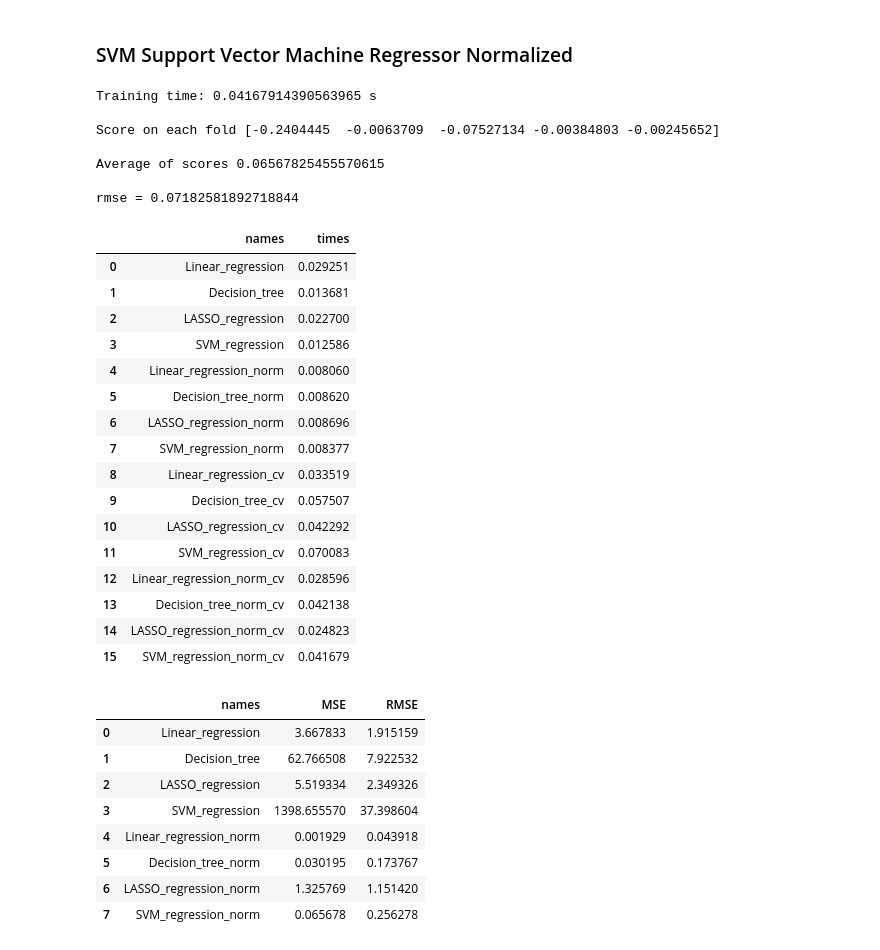
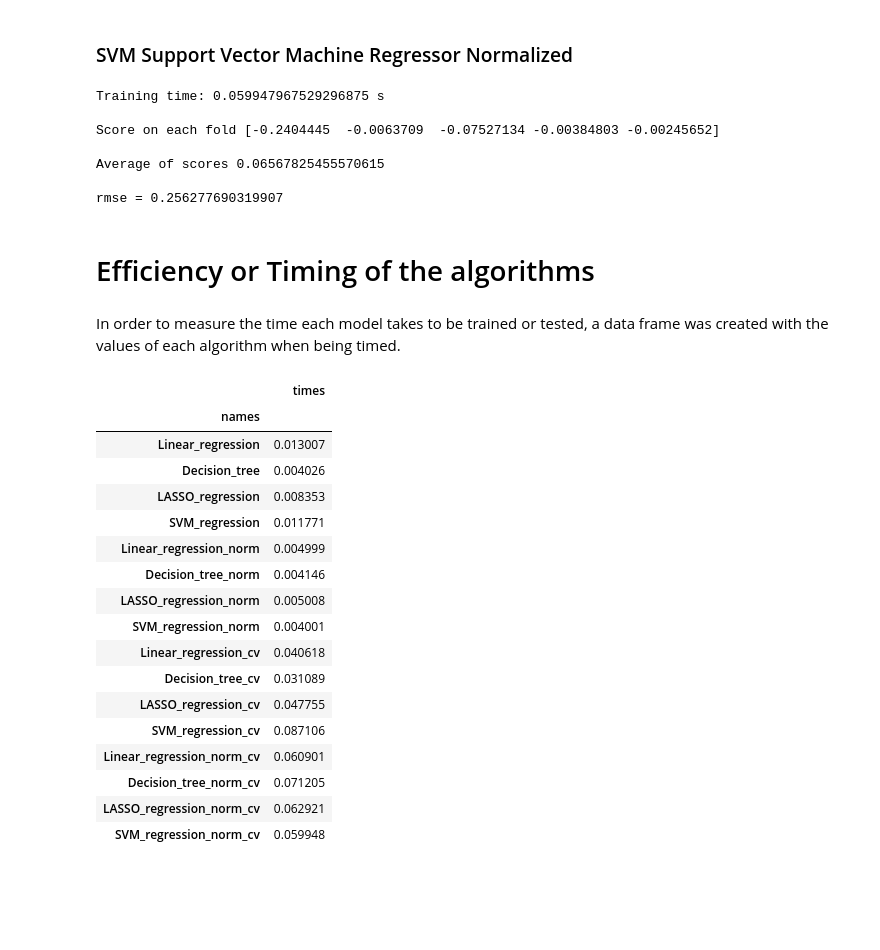
Before and after one commit to montwa/Ryerson, a Jupyter notebook: Coffee Price Regression Analysis.ipynb, the cells around one changed output. Cells and saved outputs as stored; diff of their text form; code cells hidden in the pictures; blank space fills up the shorter version.

```diff
--- a/Coffee Price Regression Analysis.ipynb
+++ b/Coffee Price Regression Analysis.ipynb
@@ -1894,67 +1870,51 @@ print(f'Training time: {svmncv_time} s')
 print(f'\nScore on each fold {scores_svm_norm}')
 print(f'\nAverage of scores {scores_svm_norm.mean()*-1}')
 rmse_norm_svm = np.sqrt(-scores_svm_norm.mean())
-print(f'\nrmse = {rmse}')
+print(f'\nrmse = {rmse_norm_svm}')
 # %% [output]
-Training time: 0.04167914390563965 s
+Training time: 0.059947967529296875 s
 
 Score on each fold [-0.2404445  -0.0063709  -0.07527134 -0.00384803 -0.00245652]
 
 Average of scores 0.06567825455570615
 
-rmse = 0.07182581892718844
+rmse = 0.256277690319907
+# %% [markdown]
+# Efficiency or Timing of the algorithms
+# %% [markdown]
+In order to measure the time each model takes to be trained or tested, a data frame was created
+with the values of each algorithm when being timed.
 # %%
 # Efficiency, by measuring the time each model took to be trained or tested
 times =  pd.DataFrame()
 times['names'] = ['Linear_regression', 'Decision_tree', 'LASSO_regression', 'SVM_regression',
-                 'Linear_regression_norm', 'Decision_tree_norm', 'LASSO_regression_norm', 'SVM_regression_norm', 'Linear_regression_cv', 'Decision_tree_cv', 'LASSO_regression_cv', 'SVM_regression_cv',
+                 'Linear_regression_norm', 'Decision_tree_norm', 'LASSO_regression_norm', 'SVM_regression_norm',
+                  'Linear_regression_cv', 'Decision_tree_cv', 'LASSO_regression_cv', 'SVM_regression_cv',
                  'Linear_regression_norm_cv', 'Decision_tree_norm_cv', 'LASSO_regression_norm_cv', 'SVM_regression_norm_cv']
 
 times['times'] = [lr_time, dt_time, lasso_time, svm_time,
                 lrn_time, dtn_time, lasson_time, svmn_time,
                 lrcv_time, dtcv_time, lassocv_time, svmcv_time,
                 lrncv_time, dtncv_time, lassoncv_time, svmncv_time,]
 
+times.set_index('names', inplace = True) # sets the index
 times
 # %% [output]
-|  | names | times |
-| 0 | Linear_regression | 0.029251 |
-| 1 | Decision_tree | 0.013681 |
-| 2 | LASSO_regression | 0.022700 |
-| 3 | SVM_regression | 0.012586 |
-| 4 | Linear_regression_norm | 0.008060 |
-| 5 | Decision_tree_norm | 0.008620 |
-| 6 | LASSO_regression_norm | 0.008696 |
-| 7 | SVM_regression_norm | 0.008377 |
-| 8 | Linear_regression_cv | 0.033519 |
-| 9 | Decision_tree_cv | 0.057507 |
-| 10 | LASSO_regression_cv | 0.042292 |
-| 11 | SVM_regression_cv | 0.070083 |
-| 12 | Linear_regression_norm_cv | 0.028596 |
-| 13 | Decision_tree_norm_cv | 0.042138 |
-| 14 | LASSO_regression_norm_cv | 0.024823 |
-| 15 | SVM_regression_norm_cv | 0.041679 |
+|  | times |
+| names |  |
+| Linear_regression | 0.013007 |
+| Decision_tree | 0.004026 |
+| LASSO_regression | 0.008353 |
+| SVM_regression | 0.011771 |
+| Linear_regression_norm | 0.004999 |
+| Decision_tree_norm | 0.004146 |
+| LASSO_regression_norm | 0.005008 |
+| SVM_regression_norm | 0.004001 |
+| Linear_regression_cv | 0.040618 |
+| Decision_tree_cv | 0.031089 |
+| LASSO_regression_cv | 0.047755 |
+| SVM_regression_cv | 0.087106 |
+| Linear_regression_norm_cv | 0.060901 |
+| Decision_tree_norm_cv | 0.071205 |
+| LASSO_regression_norm_cv | 0.062921 |
+| SVM_regression_norm_cv | 0.059948 |
-# %%
-metrics =  pd.DataFrame()
-metrics['names'] = ['Linear_regression', 'Decision_tree', 'LASSO_regression', 'SVM_regression',
-                 'Linear_regression_norm', 'Decision_tree_norm', 'LASSO_regression_norm', 'SVM_regression_norm']
-
-
-metrics['MSE'] = [scores_lineal.mean()*-1, scores_tree.mean()*-1, scores_lasso.mean()*-1, scores_svm.mean()*-1,
-                          scores_lineal_norm.mean()*-1, scores_tree_norm.mean()*-1, scores_lasso_norm.mean()*-1,
-                          scores_svm_norm.mean()*-1]
-
-metrics['RMSE'] = [rmse_lineal, rmse_decision_tree, rmse_lasso, rmse_svm, rmse_norm_lineal, rmse_norm_decision_tree,
-                rmse_norm_lasso, rmse_norm_svm]
-
-metrics
-# %% [output]
-|  | names | MSE | RMSE |
-| 0 | Linear_regression | 3.667833 | 1.915159 |
-| 1 | Decision_tree | 62.766508 | 7.922532 |
-| 2 | LASSO_regression | 5.519334 | 2.349326 |
-| 3 | SVM_regression | 1398.655570 | 37.398604 |
-| 4 | Linear_regression_norm | 0.001929 | 0.043918 |
-| 5 | Decision_tree_norm | 0.030195 | 0.173767 |
-| 6 | LASSO_regression_norm | 1.325769 | 1.151420 |
-| 7 | SVM_regression_norm | 0.065678 | 0.256278 |
```
Also changed, not shown: parts of 88 cells of this notebook, 2 other files.
